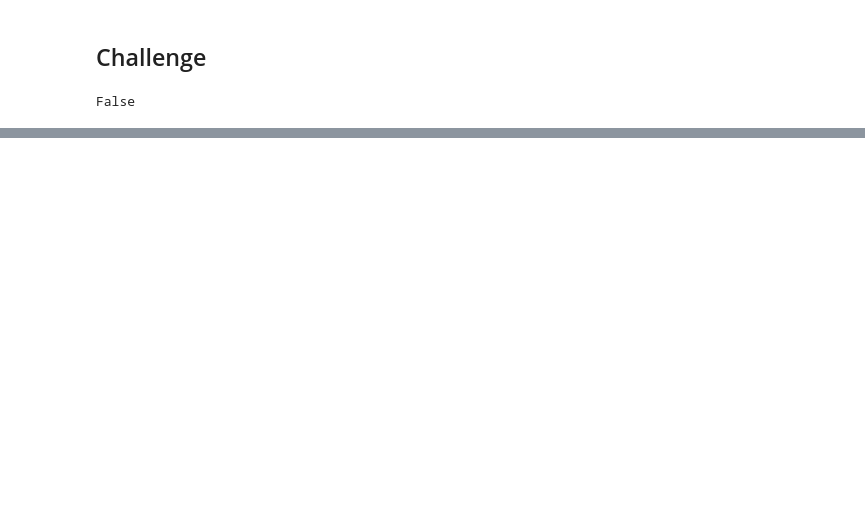
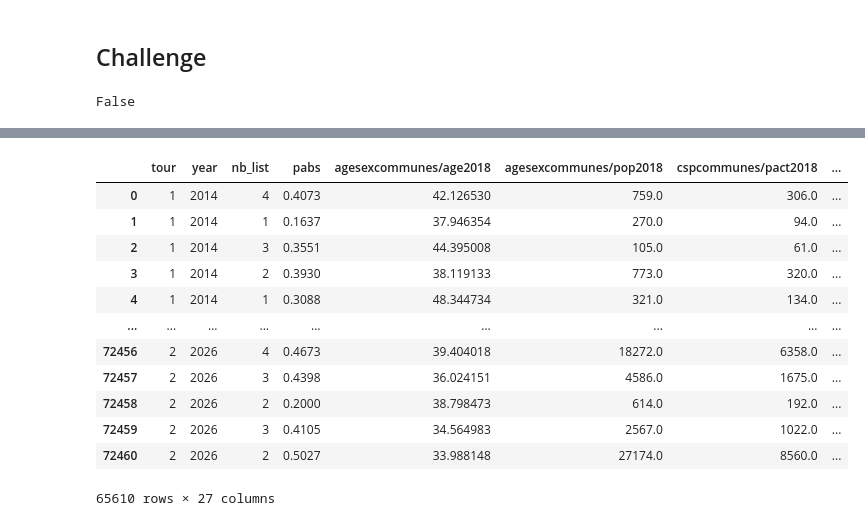
Before and after one commit to artmanceau/electera, a Jupyter notebook: notebooks/experiments/challenge_open_data.ipynb, the cells around one changed output, grey strips where cells are left out. Cells and saved outputs as stored; diff of their text form; code cells hidden in the pictures; blank space fills up the shorter version.

```diff
--- a/notebooks/experiments/challenge_open_data.ipynb
+++ b/notebooks/experiments/challenge_open_data.ipynb
@@ -101,2 +112,16 @@ data = elections.merge(socio_eco_filtered, on='codecommune', how='left')
 # %%
-data
+data.loc[:, ['tour', 'year', 'nb_list', 'pabs']+features]#.dropna()
+# %% [output]
+|  | tour | year | nb_list | pabs | agesexcommunes/age2018 | agesexcommunes/pop2018 | cspcommunes/pact2018 | ... |
+| 0 | 1 | 2014 | 4 | 0.4073 | 42.126530 | 759.0 | 306.0 | ... |
+| 1 | 1 | 2014 | 1 | 0.1637 | 37.946354 | 270.0 | 94.0 | ... |
+| 2 | 1 | 2014 | 3 | 0.3551 | 44.395008 | 105.0 | 61.0 | ... |
+| 3 | 1 | 2014 | 2 | 0.3930 | 38.119133 | 773.0 | 320.0 | ... |
+| 4 | 1 | 2014 | 1 | 0.3088 | 48.344734 | 321.0 | 134.0 | ... |
+| ... | ... | ... | ... | ... | ... | ... | ... | ... |
+| 72456 | 2 | 2026 | 4 | 0.4673 | 39.404018 | 18272.0 | 6358.0 | ... |
+| 72457 | 2 | 2026 | 3 | 0.4398 | 36.024151 | 4586.0 | 1675.0 | ... |
+| 72458 | 2 | 2026 | 2 | 0.2000 | 38.798473 | 614.0 | 192.0 | ... |
+| 72459 | 2 | 2026 | 3 | 0.4105 | 34.564983 | 2567.0 | 1022.0 | ... |
+| 72460 | 2 | 2026 | 2 | 0.5027 | 33.988148 | 27174.0 | 8560.0 | ... |
+65610 rows × 27 columns
```
Also changed, not shown: parts of 6 cells of this notebook.
